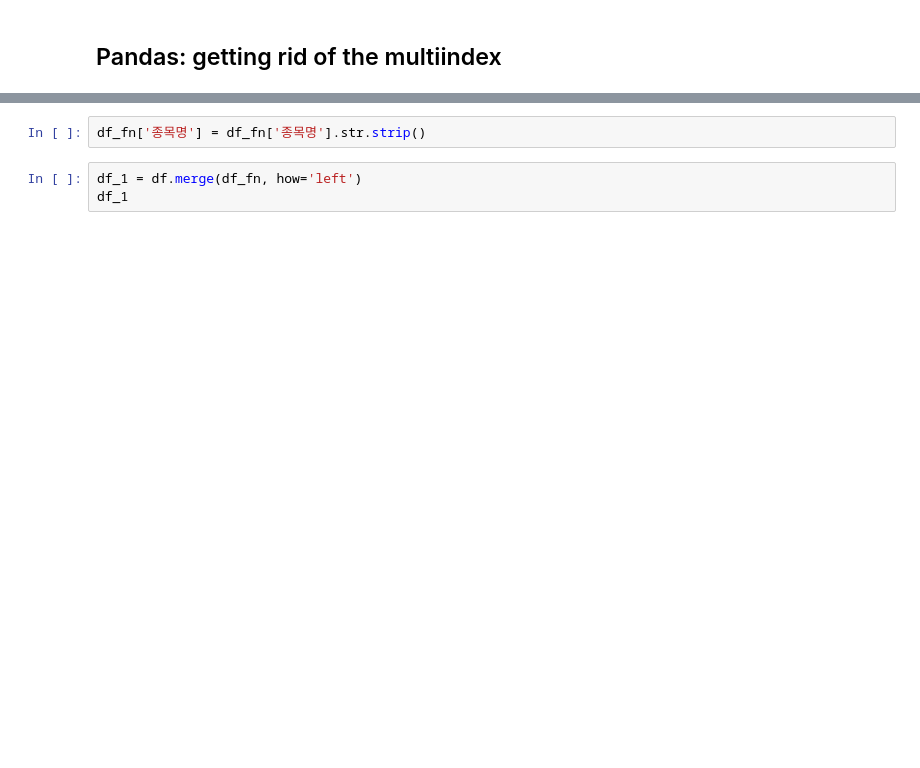
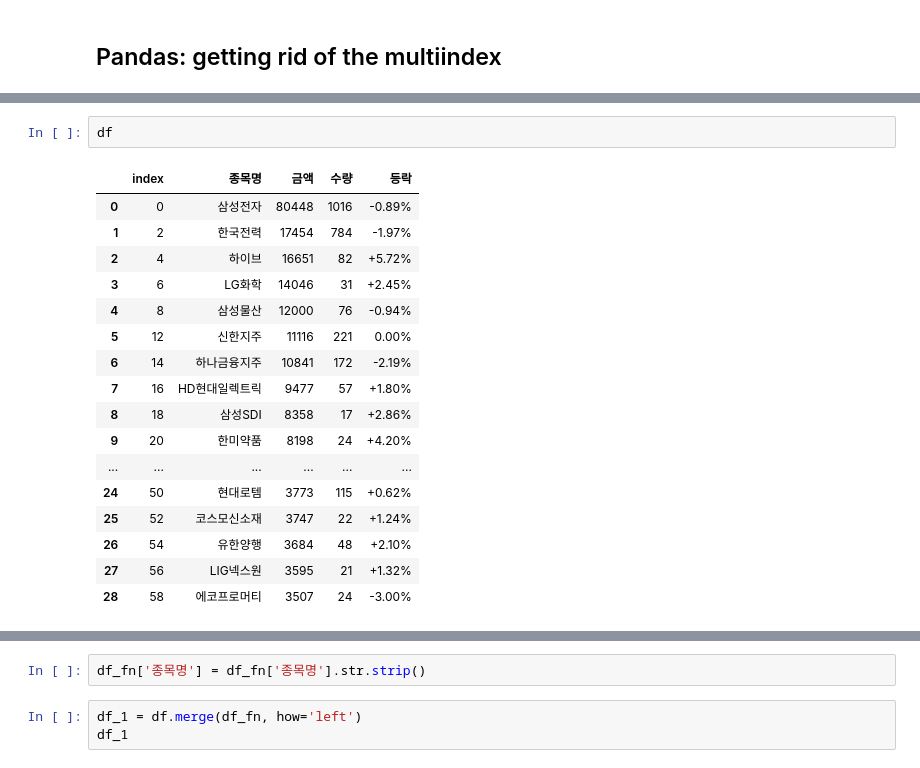
Before and after one commit to starshorse/20200228start, a Jupyter notebook: python_ex/jupyter_note/web crawling.ipynb, the cells around one changed output, grey strips where cells are left out. Saved outputs shown, nothing was run; the diff lists cells and outputs as text; blank space fills up the shorter version.

```diff
--- a/python_ex/jupyter_note/web crawling.ipynb
+++ b/python_ex/jupyter_note/web crawling.ipynb
@@ -224,3 +222,23 @@ IndexError: string index out of range
+# %%
+df
+# %% [output]
+|  | index | 종목명 | 금액 | 수량 | 등락 |
+| 0 | 0 | 삼성전자 | 80448 | 1016 | -0.89% |
+| 1 | 2 | 한국전력 | 17454 | 784 | -1.97% |
+| 2 | 4 | 하이브 | 16651 | 82 | +5.72% |
+| 3 | 6 | LG화학 | 14046 | 31 | +2.45% |
+| 4 | 8 | 삼성물산 | 12000 | 76 | -0.94% |
+| 5 | 12 | 신한지주 | 11116 | 221 | 0.00% |
+| 6 | 14 | 하나금융지주 | 10841 | 172 | -2.19% |
+| 7 | 16 | HD현대일렉트릭 | 9477 | 57 | +1.80% |
+| 8 | 18 | 삼성SDI | 8358 | 17 | +2.86% |
+| 9 | 20 | 한미약품 | 8198 | 24 | +4.20% |
+| ... | ... | ... | ... | ... | ... |
+| 24 | 50 | 현대로템 | 3773 | 115 | +0.62% |
+| 25 | 52 | 코스모신소재 | 3747 | 22 | +1.24% |
+| 26 | 54 | 유한양행 | 3684 | 48 | +2.10% |
+| 27 | 56 | LIG넥스원 | 3595 | 21 | +1.32% |
+| 28 | 58 | 에코프로머티 | 3507 | 24 | -3.00% |
 # %%
 df.index = list( range(0, df['종목명'].count()))
 df
```
Also changed, not shown: parts of 16 cells of this notebook, 2 other files.
